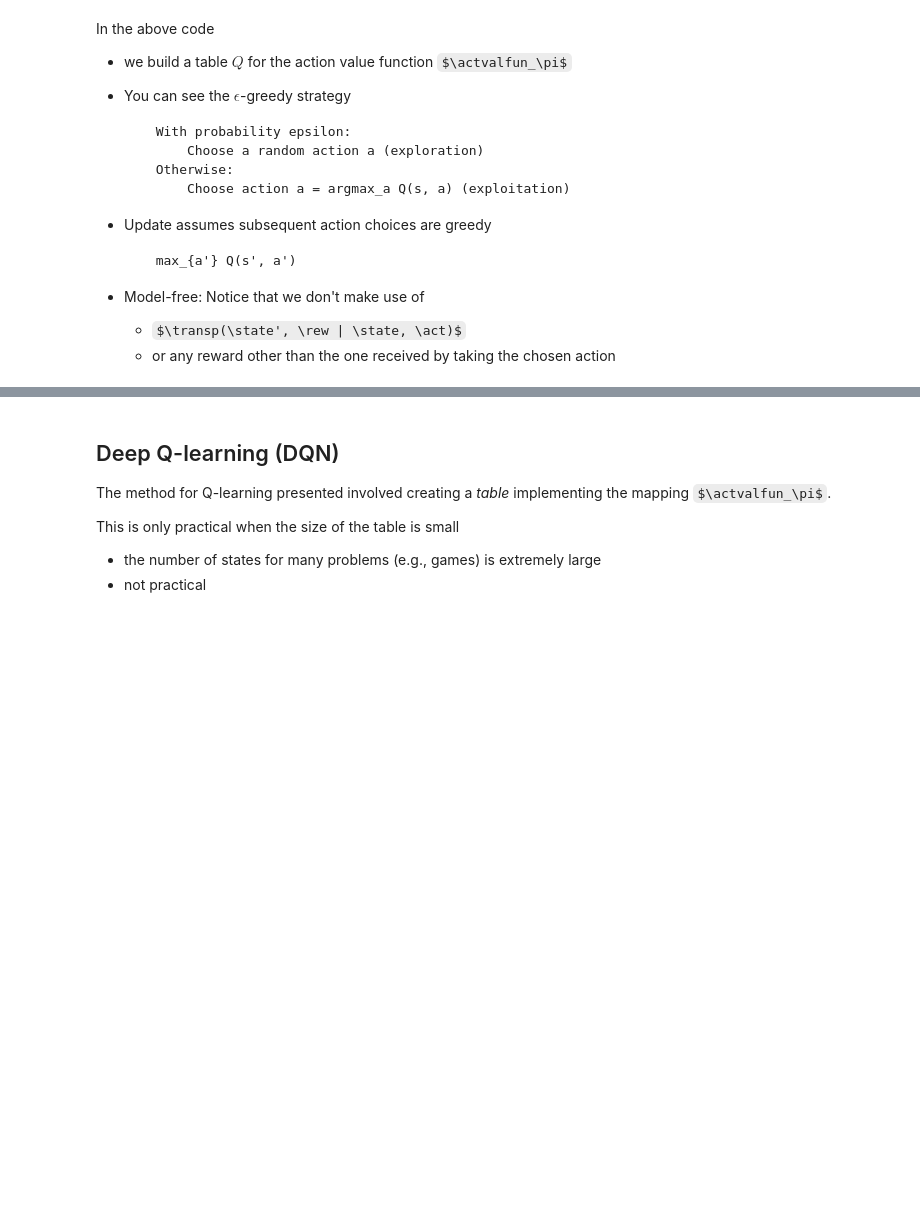
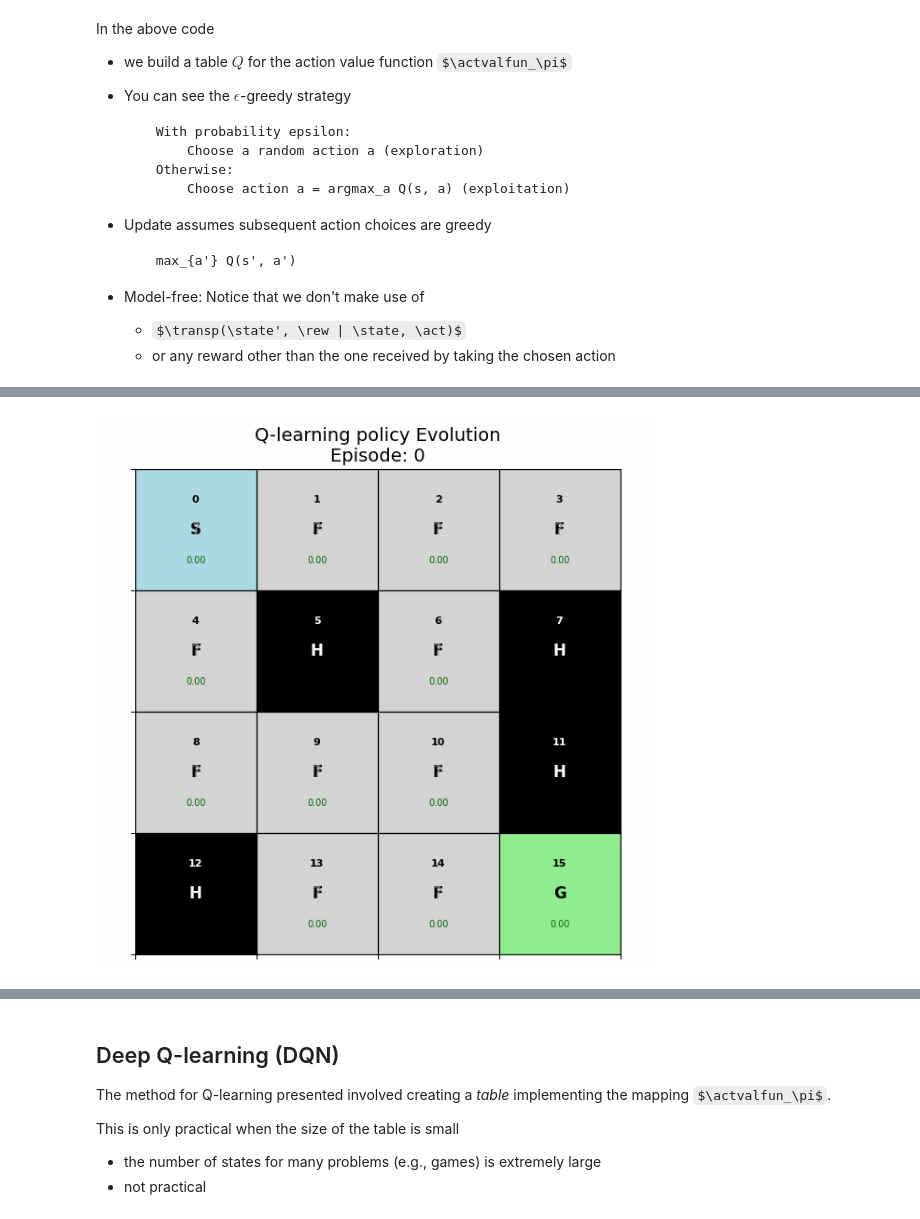
Before and after one commit to kenperry-public/ML_Fall_2025, a Jupyter notebook: RL_Value_based_model_free.ipynb, the cells around one changed output, grey strips where cells are left out. Drawn from its saved outputs; the diff is of its cells as text; code cells hidden in the pictures; some formulas as TeX source; blank space fills up the shorter version.

```diff
--- a/RL_Value_based_model_free.ipynb
+++ b/RL_Value_based_model_free.ipynb
@@ -320,0 +408,5 @@ In the above code
+# %%
+from IPython.display import Image
+Image(filename='images/q_table_evolution_refined.gif')
+# %% [output]
+[figure, added]
```
Also changed, not shown: parts of 26 cells of this notebook, 18 other files.
